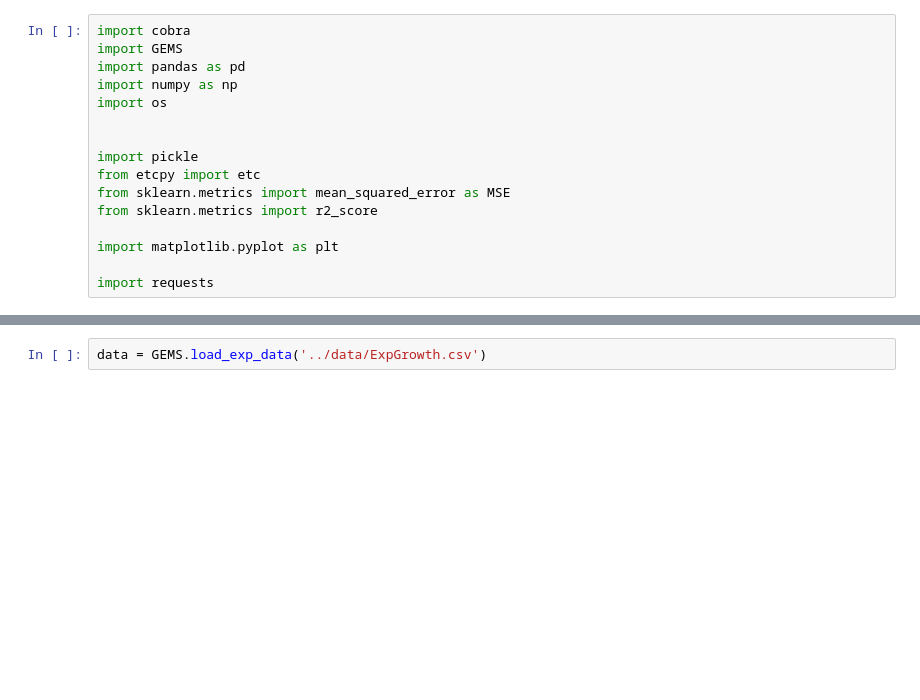
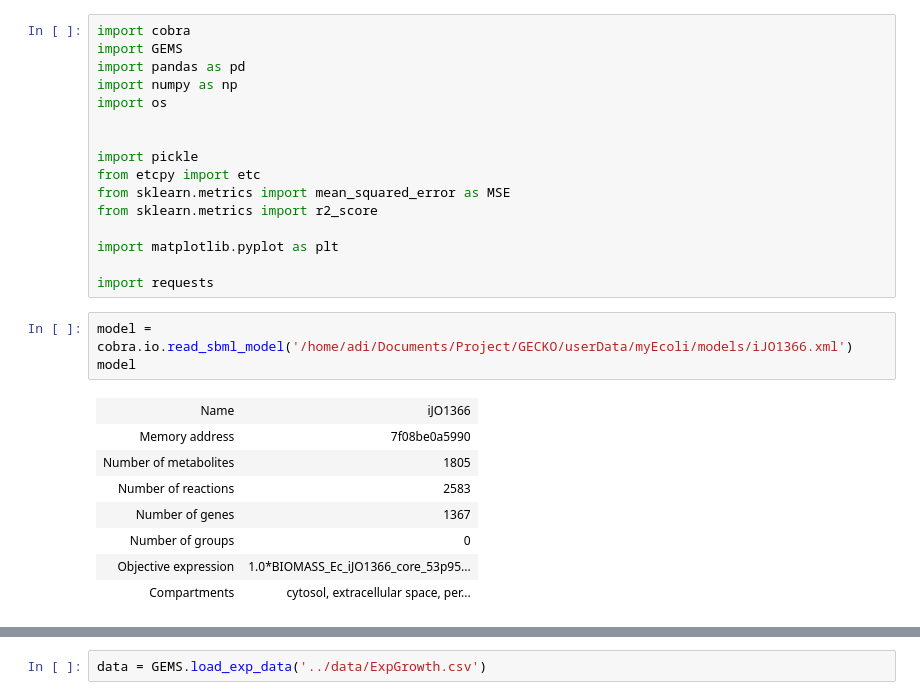
Before and after one commit to adimadkaikar/MResProject, a Jupyter notebook: code/PunchingBag.ipynb, the cells around one changed output, grey strips where cells are left out. Saved outputs shown, nothing was run; the diff lists cells and outputs as text; blank space fills up the shorter version.

```diff
--- a/code/PunchingBag.ipynb
+++ b/code/PunchingBag.ipynb
@@ -14,3 +14,15 @@ from sklearn.metrics import r2_score
 import matplotlib.pyplot as plt
 
 import requests
+# %%
+model = cobra.io.read_sbml_model('/home/adi/Documents/Project/GECKO/userData/myEcoli/models/iJO1366.xml')
+model
+# %% [output]
+| Name | iJO1366 |
+| Memory address | 7f08be0a5990 |
+| Number of metabolites | 1805 |
+| Number of reactions | 2583 |
+| Number of genes | 1367 |
+| Number of groups | 0 |
+| Objective expression | 1.0*BIOMASS_Ec_iJO1366_core_53p95... |
+| Compartments | cytosol, extracellular space, per... |
```
Also changed, not shown: parts of 5 cells of this notebook, 35 other files.
